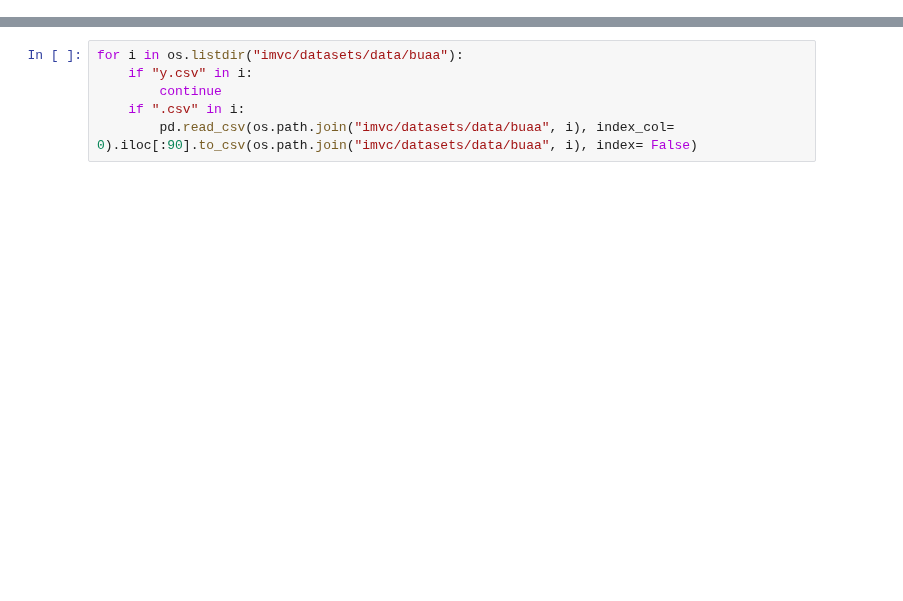
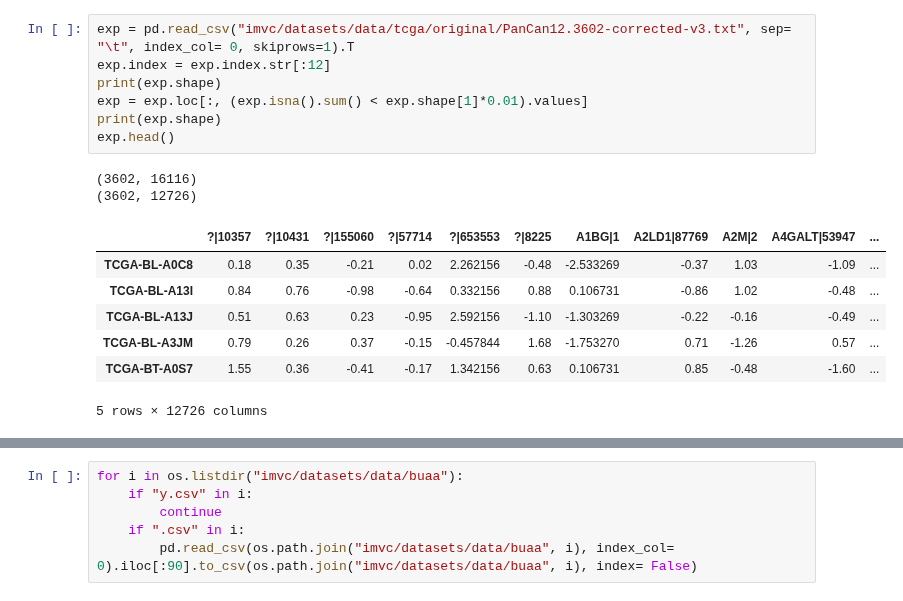
Before and after one commit to RafRomB/imml, a Jupyter notebook: Untitled.ipynb, the cells around one changed output, grey strips where cells are left out. Drawn from its saved outputs; the diff is of its cells as text; blank space fills up the shorter version.

```diff
--- a/Untitled.ipynb
+++ b/Untitled.ipynb
@@ -281,0 +415,17 @@ unfinished_results.drop(unfinished_results.loc[["bbcsport"]].xs(0, level=2, drop
+# %%
+exp = pd.read_csv("imvc/datasets/data/tcga/original/PanCan12.3602-corrected-v3.txt", sep= "\t", index_col= 0, skiprows=1).T
+exp.index = exp.index.str[:12]
+print(exp.shape)
+exp = exp.loc[:, (exp.isna().sum() < exp.shape[1]*0.01).values]
+print(exp.shape)
+exp.head()
+# %% [output]
+(3602, 16116)
+(3602, 12726)
+|  | ?|10357 | ?|10431 | ?|155060 | ?|57714 | ?|653553 | ?|8225 | A1BG|1 | A2LD1|87769 | A2M|2 | A4GALT|53947 | ... |
+| TCGA-BL-A0C8 | 0.18 | 0.35 | -0.21 | 0.02 | 2.262156 | -0.48 | -2.533269 | -0.37 | 1.03 | -1.09 | ... |
+| TCGA-BL-A13I | 0.84 | 0.76 | -0.98 | -0.64 | 0.332156 | 0.88 | 0.106731 | -0.86 | 1.02 | -0.48 | ... |
+| TCGA-BL-A13J | 0.51 | 0.63 | 0.23 | -0.95 | 2.592156 | -1.10 | -1.303269 | -0.22 | -0.16 | -0.49 | ... |
+| TCGA-BL-A3JM | 0.79 | 0.26 | 0.37 | -0.15 | -0.457844 | 1.68 | -1.753270 | 0.71 | -1.26 | 0.57 | ... |
+| TCGA-BT-A0S7 | 1.55 | 0.36 | -0.41 | -0.17 | 1.342156 | 0.63 | 0.106731 | 0.85 | -0.48 | -1.60 | ... |
+5 rows × 12726 columns
```
Also changed, not shown: parts of 184 cells of this notebook, 10 other files.
